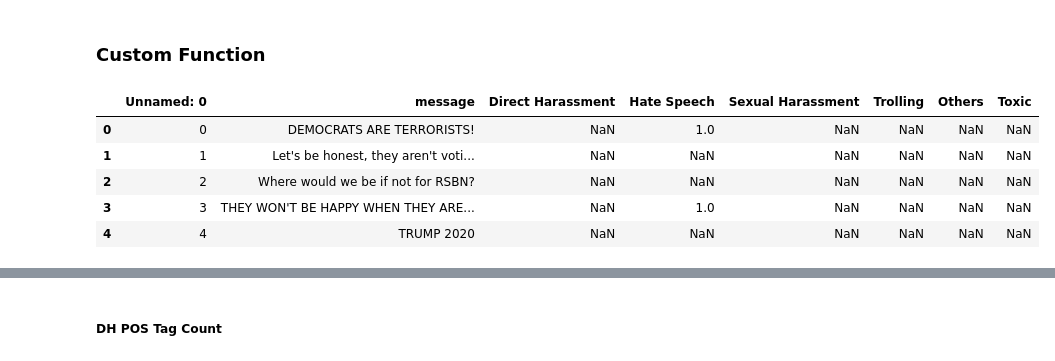
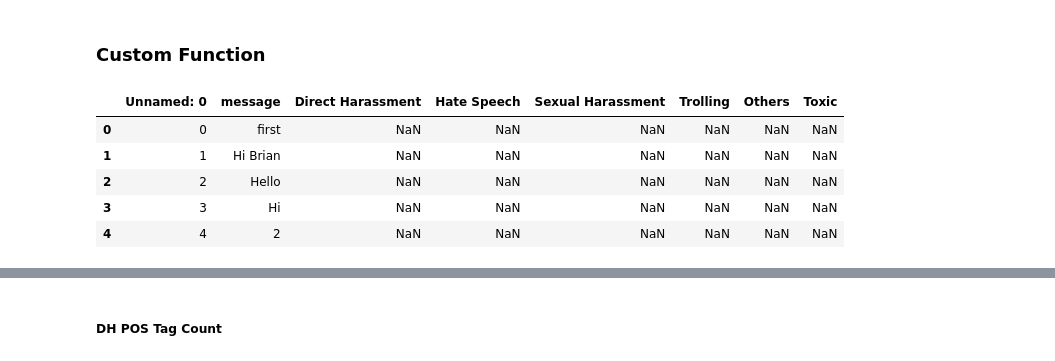
Before and after one commit to feebeef/Twitch-Chat-Log-Toxicity-Analysis, a Jupyter notebook: POSTagGG.ipynb, the cells around one changed output, grey strips where cells are left out. Cells and saved outputs as stored; diff of their text form; code cells hidden in the pictures.

```diff
--- a/POSTagGG.ipynb
+++ b/POSTagGG.ipynb
@@ -45,10 +207,10 @@ def count_tags(title_with_tags):
 # %%
-df = pd.read_csv(r"D:\Programs\Jupyter Notebooks\ThesisScripts-master\Annotations\usanews0\usanews.csv") #CHANGE VALUE PER FILE
+df = pd.read_csv(r"D:\Programs\Jupyter Notebooks\ThesisScripts-master\Annotations\terror0\terror0_0\terror0_0.csv") #CHANGE VALUE PER FILE
 df.head()
 # %% [output]
 |  | Unnamed: 0 | message | Direct Harassment | Hate Speech | Sexual Harassment | Trolling | Others | Toxic |
-| 0 | 0 | DEMOCRATS ARE TERRORISTS! | NaN | 1.0 | NaN | NaN | NaN | NaN |
-| 1 | 1 | Let's be honest, they aren't voti... | NaN | NaN | NaN | NaN | NaN | NaN |
-| 2 | 2 | Where would we be if not for RSBN? | NaN | NaN | NaN | NaN | NaN | NaN |
-| 3 | 3 | THEY WON'T BE HAPPY WHEN THEY ARE... | NaN | 1.0 | NaN | NaN | NaN | NaN |
-| 4 | 4 | TRUMP 2020 | NaN | NaN | NaN | NaN | NaN | NaN |
+| 0 | 0 | first | NaN | NaN | NaN | NaN | NaN | NaN |
+| 1 | 1 | Hi Brian | NaN | NaN | NaN | NaN | NaN | NaN |
+| 2 | 2 | Hello | NaN | NaN | NaN | NaN | NaN | NaN |
+| 3 | 3 | Hi | NaN | NaN | NaN | NaN | NaN | NaN |
+| 4 | 4 | 2 | NaN | NaN | NaN | NaN | NaN | NaN |
```
Also changed, not shown: parts of 21 cells of this notebook.
